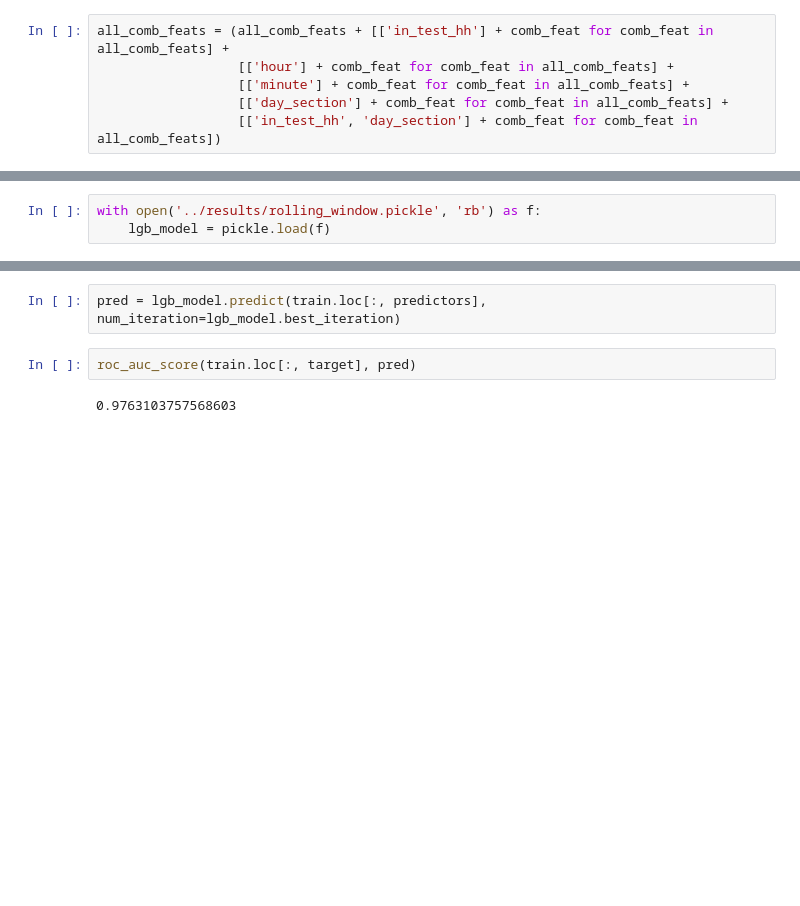
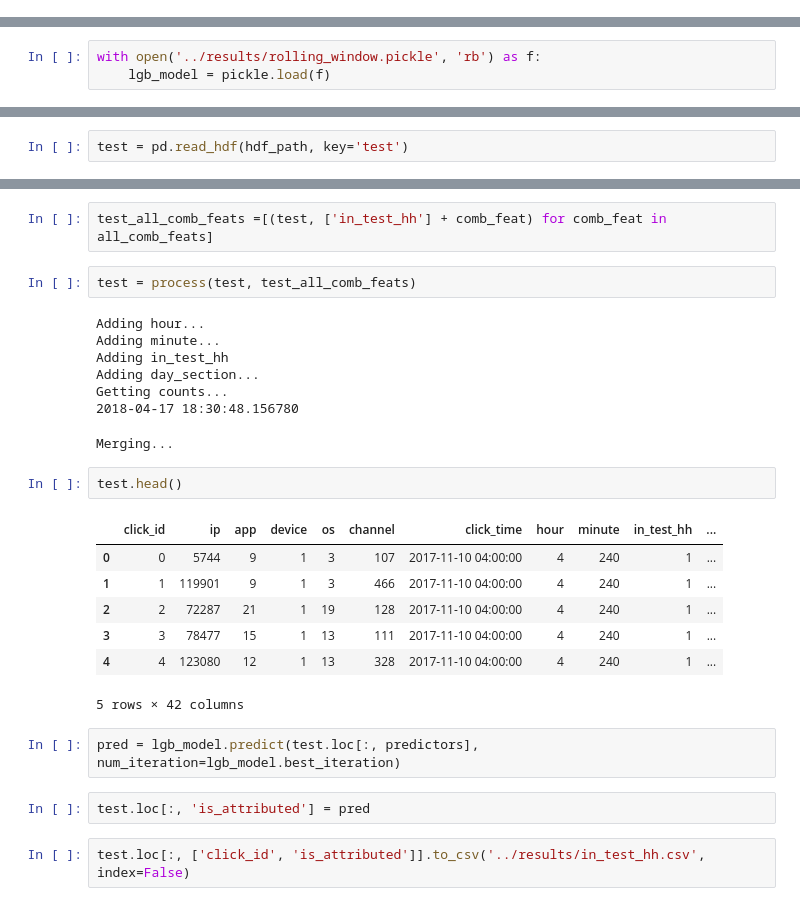
Before and after one commit to emmygold1/kaggle_proj, a Jupyter notebook: talking_data/notebooks/feats_pile.ipynb, the cells around one changed output, grey strips where cells are left out. Drawn from its saved outputs; the diff is of its cells as text; blank space fills up the shorter version.

```diff
--- a/talking_data/notebooks/feats_pile.ipynb
+++ b/talking_data/notebooks/feats_pile.ipynb
@@ -192,6 +187,0 @@ gc.collect()
-# %%
-all_comb_feats = (all_comb_feats + [['in_test_hh'] + comb_feat for comb_feat in all_comb_feats] +
-                  [['hour'] + comb_feat for comb_feat in all_comb_feats] +
-                  [['minute'] + comb_feat for comb_feat in all_comb_feats] +
-                  [['day_section'] + comb_feat for comb_feat in all_comb_feats] +
-                  [['in_test_hh', 'day_section'] + comb_feat for comb_feat in all_comb_feats])
@@ -654,0 +375,2 @@ with open('../results/rolling_window.pickle', 'rb') as f:
+# %%
+test = pd.read_hdf(hdf_path, key='test')
@@ -655,6 +386,28 @@ with open('../results/rolling_window.pickle', 'rb') as f:
+# %%
+test_all_comb_feats =[(test, ['in_test_hh'] + comb_feat) for comb_feat in all_comb_feats]
+# %%
+test = process(test, test_all_comb_feats)
+# %% [output]
+Adding hour...
+Adding minute...
+Adding in_test_hh
+Adding day_section...
+Getting counts...
+2018-04-17 18:30:48.156780
+Merging...
+# %%
+test.head()
+# %% [output]
+|  | click_id | ip | app | device | os | channel | click_time | hour | minute | in_test_hh | ... |
+| 0 | 0 | 5744 | 9 | 1 | 3 | 107 | 2017-11-10 04:00:00 | 4 | 240 | 1 | ... |
+| 1 | 1 | 119901 | 9 | 1 | 3 | 466 | 2017-11-10 04:00:00 | 4 | 240 | 1 | ... |
+| 2 | 2 | 72287 | 21 | 1 | 19 | 128 | 2017-11-10 04:00:00 | 4 | 240 | 1 | ... |
+| 3 | 3 | 78477 | 15 | 1 | 13 | 111 | 2017-11-10 04:00:00 | 4 | 240 | 1 | ... |
+| 4 | 4 | 123080 | 12 | 1 | 13 | 328 | 2017-11-10 04:00:00 | 4 | 240 | 1 | ... |
+5 rows × 42 columns
 # %%
-pred = lgb_model.predict(train.loc[:, predictors], num_iteration=lgb_model.best_iteration)
+pred = lgb_model.predict(test.loc[:, predictors], num_iteration=lgb_model.best_iteration)
-# %%
-roc_auc_score(train.loc[:, target], pred)
-# %% [output]
-0.9763103757568603
+# %%
+test.loc[:, 'is_attributed'] = pred
+# %%
+test.loc[:, ['click_id', 'is_attributed']].to_csv('../results/in_test_hh.csv', index=False)
```
Also changed, not shown: parts of 117 cells of this notebook, 1 other file.
